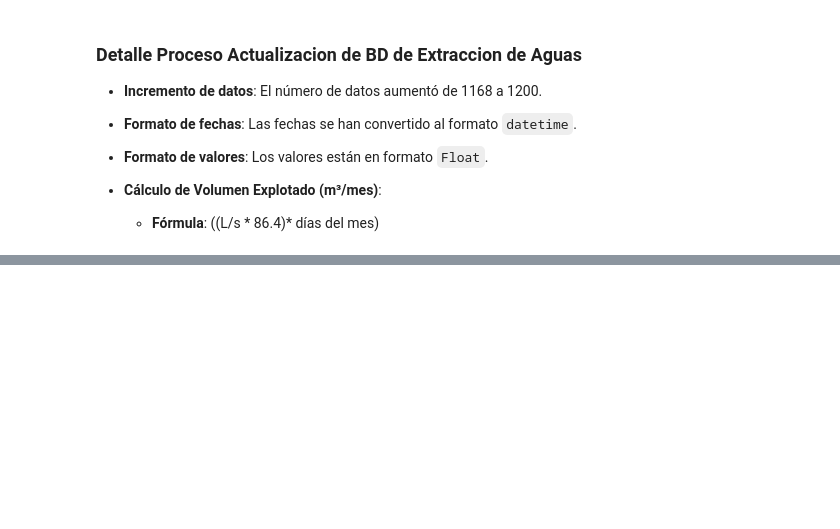
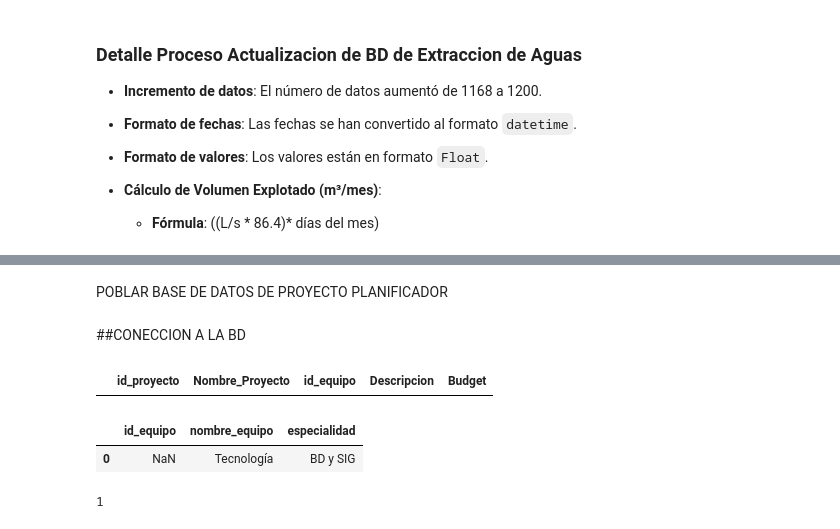
Before and after one commit to franciscoalejandro898/Tecnolog-a_Flow, a Jupyter notebook: Web-Scraping/descargaCaudales.ipynb, the cells around one changed output, grey strips where cells are left out. Drawn from its saved outputs; the diff is of its cells as text; code cells hidden in the pictures; blank space fills up the shorter version.

Commit message:
updatedfiles

```diff
--- a/Web-Scraping/descargaCaudales.ipynb
+++ b/Web-Scraping/descargaCaudales.ipynb
@@ -272,0 +301,4 @@ df_update.to_sql(table_name3, con=engine, if_exists='replace', index=False)
+# %% [markdown]
+POBLAR BASE DE DATOS DE PROYECTO PLANIFICADOR
+# %% [markdown]
+##CONECCION A LA BD
@@ -272,0 +328,4 @@ df_update.to_sql(table_name3, con=engine, if_exists='replace', index=False)
+# %%
+df
+# %% [output]
+|  | id_proyecto | Nombre_Proyecto | id_equipo | Descripcion | Budget |
@@ -272,0 +334,11 @@ df_update.to_sql(table_name3, con=engine, if_exists='replace', index=False)
+# %%
+df_update = pd.read_excel('Equipos.xlsx')
+df_update
+# %% [output]
+|  | id_equipo | nombre_equipo | especialidad |
+| 0 | NaN | Tecnología | BD y SIG |
+# %%
+df_update_no_id = df_update.drop(columns=['id_equipo'])
+df_update_no_id.to_sql(table_name, con=engine, if_exists='append', index=False)
+# %% [output]
+1
```
Also changed, not shown: parts of 6 cells of this notebook, 9 other files.
